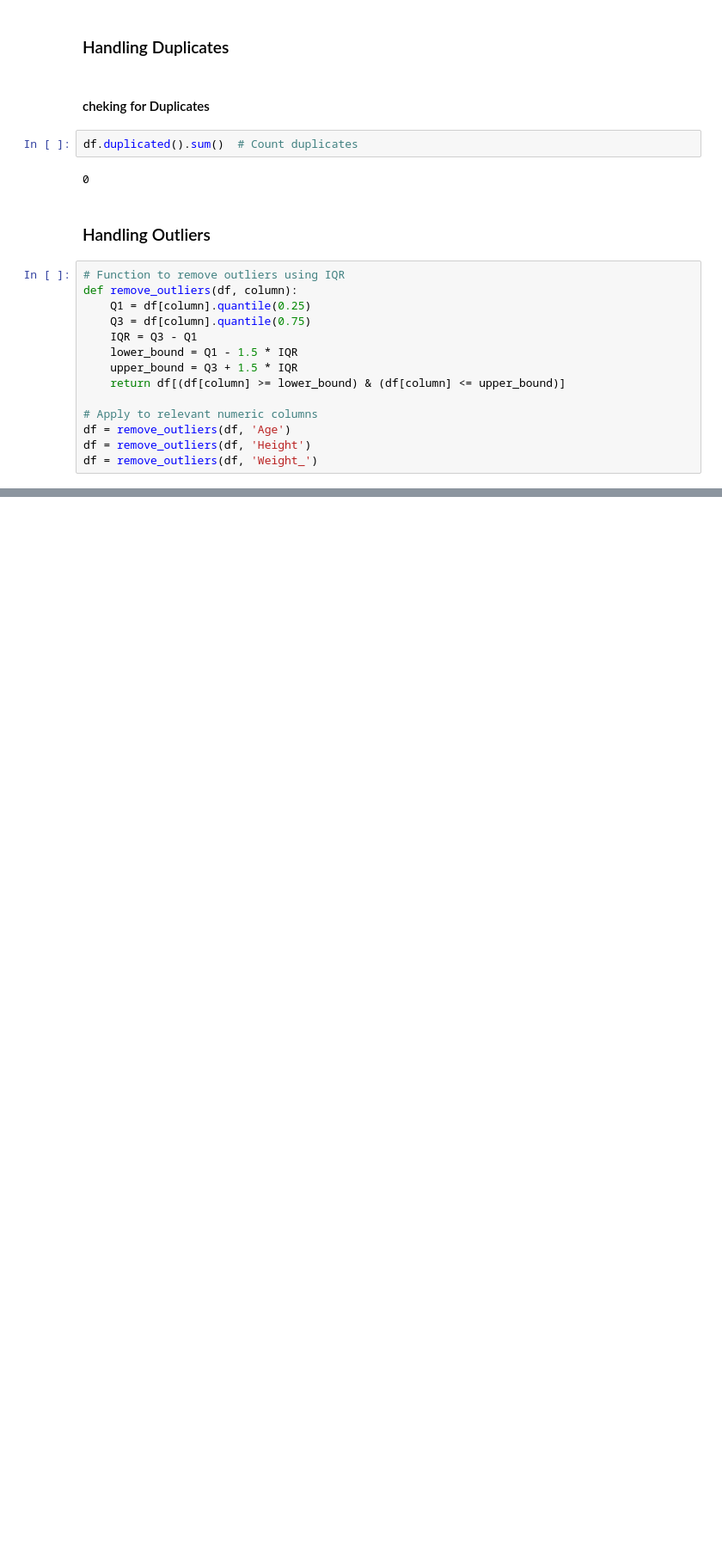
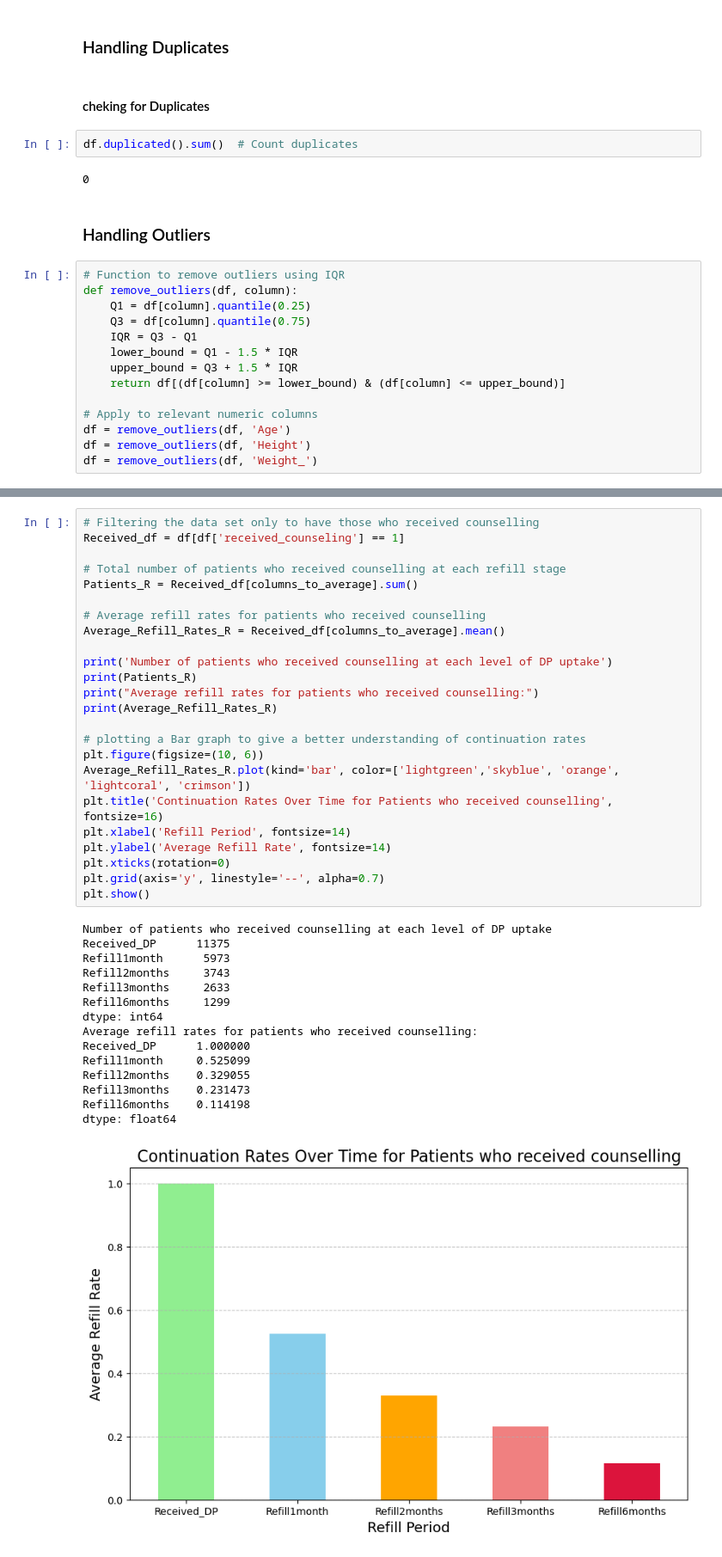
Before and after one commit to xamwango/DP-Uptake-Analysis, a Jupyter notebook: DP Uptake Analysis.ipynb, the cells around one changed output, grey strips where cells are left out. Shown: that part at 86% size. Cells and saved outputs as stored; diff of their text form; blank space fills up the shorter version.

```diff
--- a/DP Uptake Analysis.ipynb
+++ b/DP Uptake Analysis.ipynb
@@ -138,0 +180,40 @@ plt.show()
+# %%
+# Filtering the data set only to have those who received counselling
+Received_df = df[df['received_counseling'] == 1]
+
+# Total number of patients who received counselling at each refill stage
+Patients_R = Received_df[columns_to_average].sum()
+
+# Average refill rates for patients who received counselling
+Average_Refill_Rates_R = Received_df[columns_to_average].mean()
+
+print('Number of patients who received counselling at each level of DP uptake')
+print(Patients_R)
+print("Average refill rates for patients who received counselling:")
+print(Average_Refill_Rates_R)
+
+# plotting a Bar graph to give a better understanding of continuation rates
+plt.figure(figsize=(10, 6))
+Average_Refill_Rates_R.plot(kind='bar', color=['lightgreen','skyblue', 'orange', 'lightcoral', 'crimson'])
+plt.title('Continuation Rates Over Time for Patients who received counselling', fontsize=16)
+plt.xlabel('Refill Period', fontsize=14)
+plt.ylabel('Average Refill Rate', fontsize=14)
+plt.xticks(rotation=0)
+plt.grid(axis='y', linestyle='--', alpha=0.7)
+plt.show()
+# %% [output]
+Number of patients who received counselling at each level of DP uptake
+Received_DP      11375
+Refill1month      5973
+Refill2months     3743
+Refill3months     2633
+Refill6months     1299
+dtype: int64
+Average refill rates for patients who received counselling:
+Received_DP      1.000000
+Refill1month     0.525099
+Refill2months    0.329055
+Refill3months    0.231473
+Refill6months    0.114198
+dtype: float64
+[figure, added]
```
Also changed, not shown: parts of 12 cells of this notebook.
